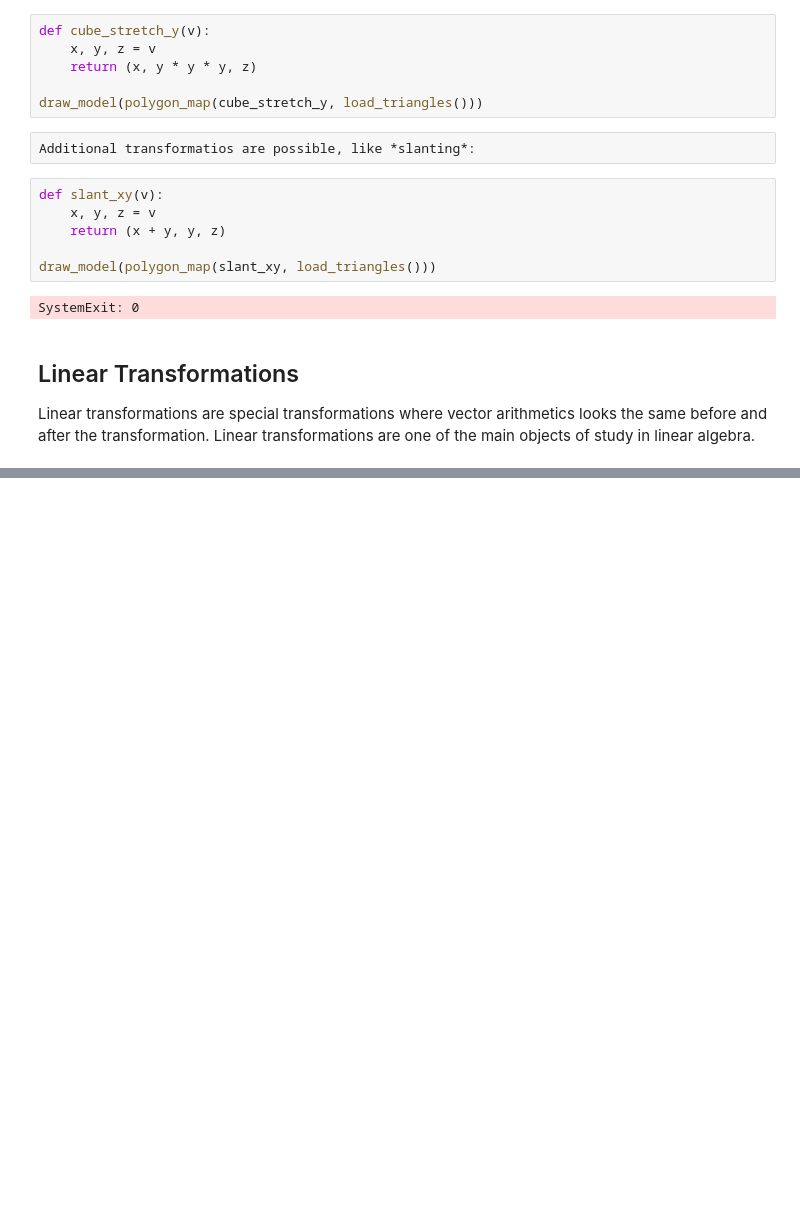
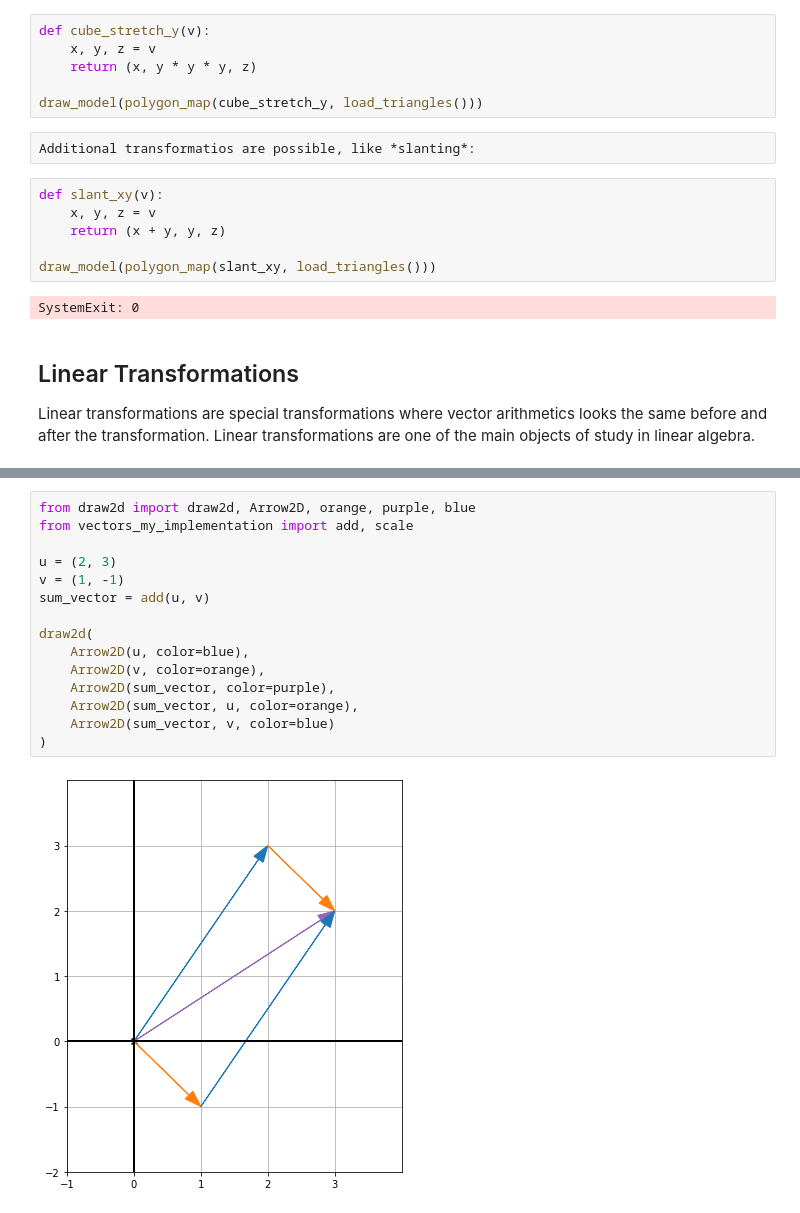
Before and after one commit to sergiofgonzalez/math-workbench, a Jupyter notebook: 03-transformations/01-transformation-concepts-notebook/transformations.ipynb, the cells around one changed output, grey strips where cells are left out. Saved outputs shown, nothing was run; the diff lists cells and outputs as text; blank space fills up the shorter version.

```diff
--- a/03-transformations/01-transformation-concepts-notebook/transformations.ipynb
+++ b/03-transformations/01-transformation-concepts-notebook/transformations.ipynb
@@ -302,0 +413,17 @@ Let's try to understand what *linear transformations* mean with examples:
+# %%
+from draw2d import draw2d, Arrow2D, orange, purple, blue
+from vectors_my_implementation import add, scale
+
+u = (2, 3)
+v = (1, -1)
+sum_vector = add(u, v)
+
+draw2d(
+    Arrow2D(u, color=blue),
+    Arrow2D(v, color=orange),
+    Arrow2D(sum_vector, color=purple),
+    Arrow2D(sum_vector, u, color=orange),
+    Arrow2D(sum_vector, v, color=blue)
+)
+# %% [output]
+[figure, added]
```
Also changed, not shown: parts of 40 cells of this notebook, 6 other files.
